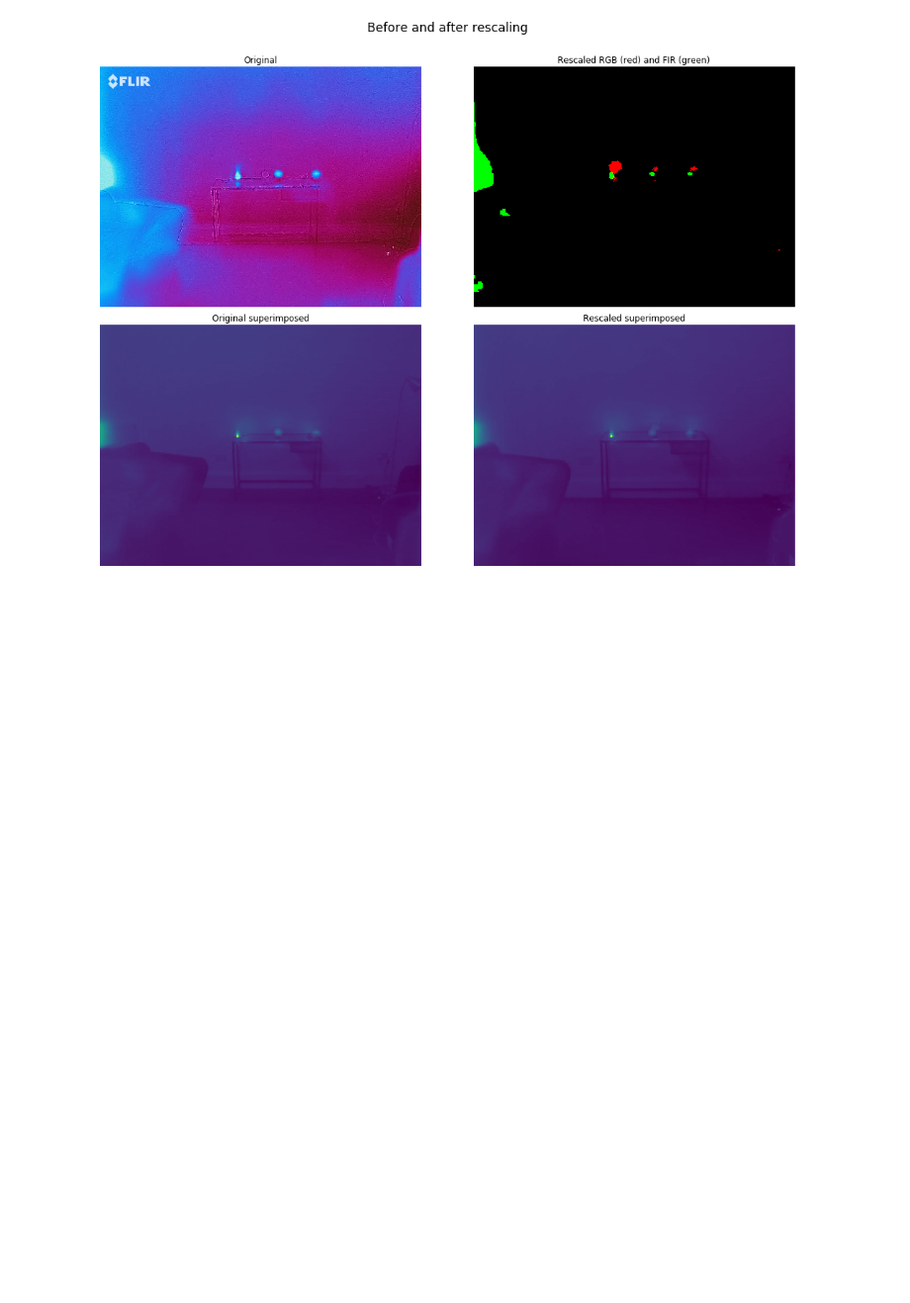
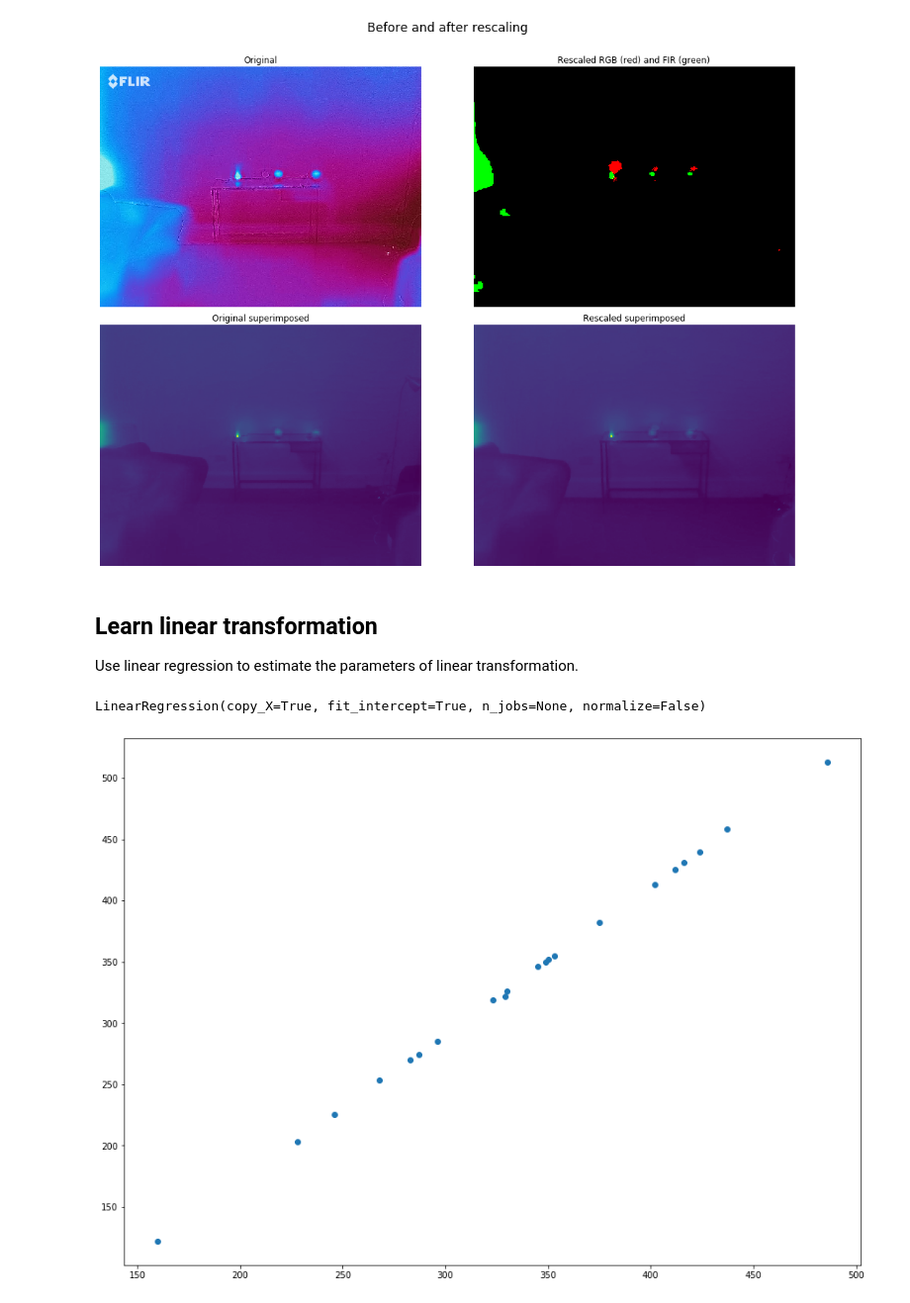
Before and after one commit to Lindronics/honours_project, a Jupyter notebook: notebooks/flir_one/flir_one_calibration.ipynb, the cells around one changed output. Shown at 99% size. Drawn from its saved outputs; the diff is of its cells as text; code cells hidden in the pictures; blank space fills up the shorter version.

Commit message:
Use regression to estimate linear transformation of RGB

```diff
--- a/notebooks/flir_one/flir_one_calibration.ipynb
+++ b/notebooks/flir_one/flir_one_calibration.ipynb
@@ -15,6 +15,8 @@ from pprint import pprint
 root_path = "../../data/calibration"
 with open(os.path.join(root_path, "metadata.json")) as f:
     metadata = json.load(f)
+
+scaling_factor = metadata["shape"]["vis"][0] / metadata["shape"]["thr"][0]
 pprint(metadata)
 # %% [output]
 {'candle_distances': {'left_middle': 415, 'middle_right': 380},
@@ -124,3 +135,7 @@ align(list(metadata["photos"].keys())[0], fac=0.09)
 align(list(metadata["photos"].keys())[3], fac=0.09)
 # %% [output]
 [figure]
+# %% [markdown]
+## Learn linear transformation
+
+Use linear regression to estimate the parameters of linear transformation.
@@ -126,0 +144,23 @@ align(list(metadata["photos"].keys())[3], fac=0.09)
+# %%
+# Load reference points
+
+X, y = [], []
+for name, image in metadata["photos"].items():
+    try:
+        X.append(metadata["photos"][name]["points"]["vis"])
+        y.append(metadata["photos"][name]["points"]["thr"])
+    except:
+        pass
+
+X = np.vstack(X) // scaling_factor
+y = np.vstack(y)
+
+# Plot thermal x-value over visible x-value
+# there appears to be a linear relationship
+plt.scatter(X[:, 0], y[:, 0])
+
+model = LinearRegression()
+model.fit(X, y)
+# %% [output]
+LinearRegression(copy_X=True, fit_intercept=True, n_jobs=None, normalize=False)
+[figure, added]
```
Also changed, not shown: parts of 5 cells of this notebook.
